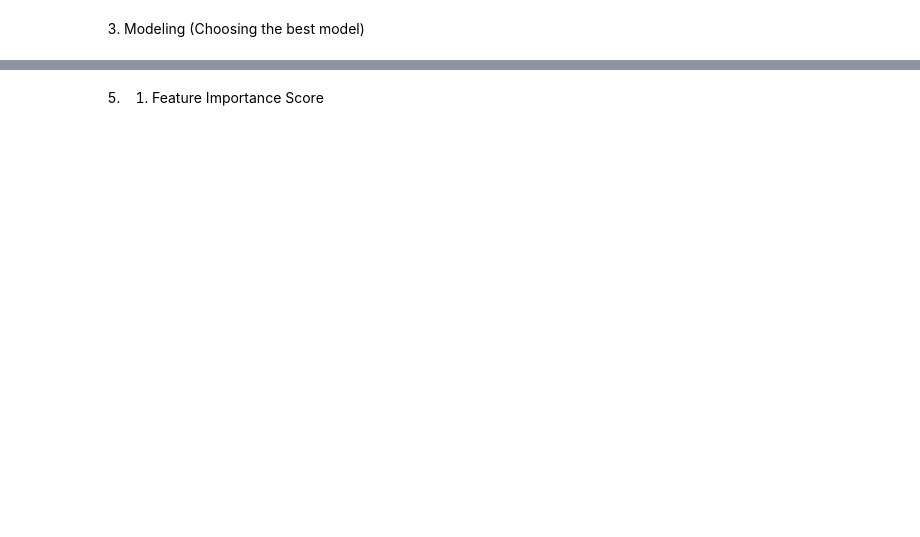
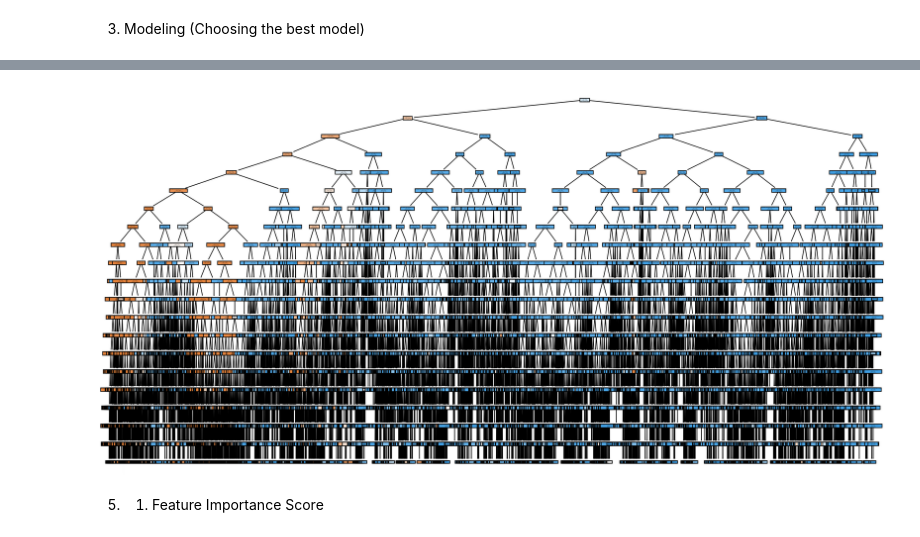
Before and after one commit to fausstoo/Telecom-Customer-Churn-Prediction, a Jupyter notebook: notebooks/Modeling_&_Evaluation.ipynb, the cells around one changed output, grey strips where cells are left out. Drawn from its saved outputs; the diff is of its cells as text; code cells hidden in the pictures; blank space fills up the shorter version.

```diff
--- a/notebooks/Modeling_&_Evaluation.ipynb
+++ b/notebooks/Modeling_&_Evaluation.ipynb
@@ -367,2 +377,14 @@ model_results = pd.DataFrame(data).set_index("Model")
+# %%
+from sklearn.tree import plot_tree
+
+# Extracting the first tree (index 0)
+tree = best_model.estimators_[0]
+
+# Visualizing the tree
+plt.figure(figsize=(20, 10))  # Adjust the figure size as needed
+plot_tree(tree, filled=True, feature_names=X_train.columns)
+plt.show()
+# %% [output]
+[figure, added]
 # %% [markdown]
 5. 1. Feature Importance Score
```
Also changed, not shown: parts of 23 cells of this notebook, 6 other files.
